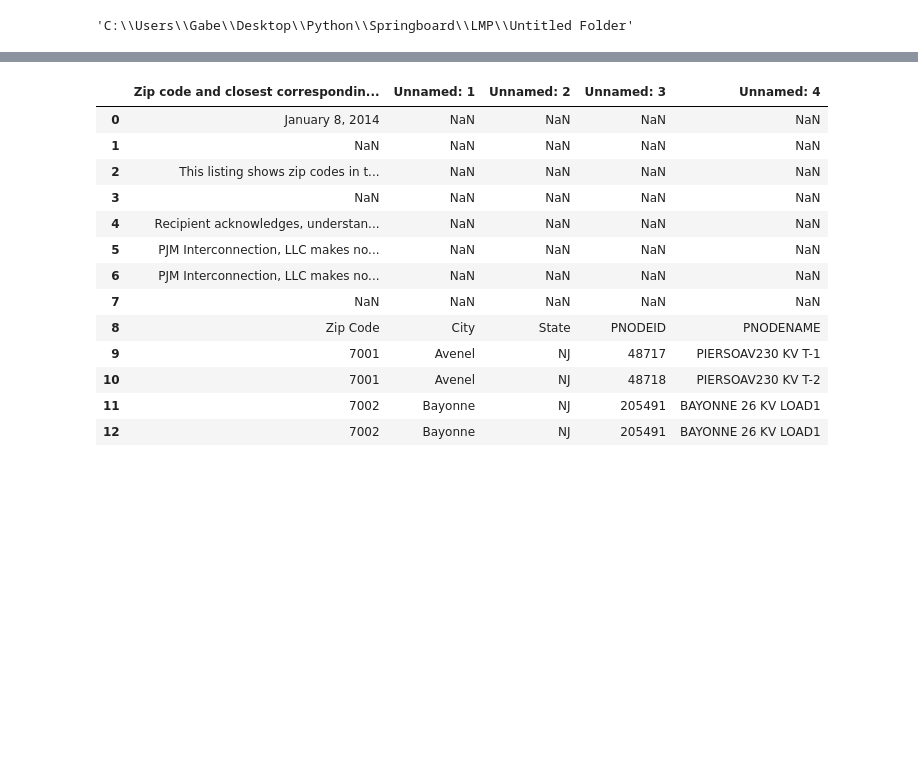
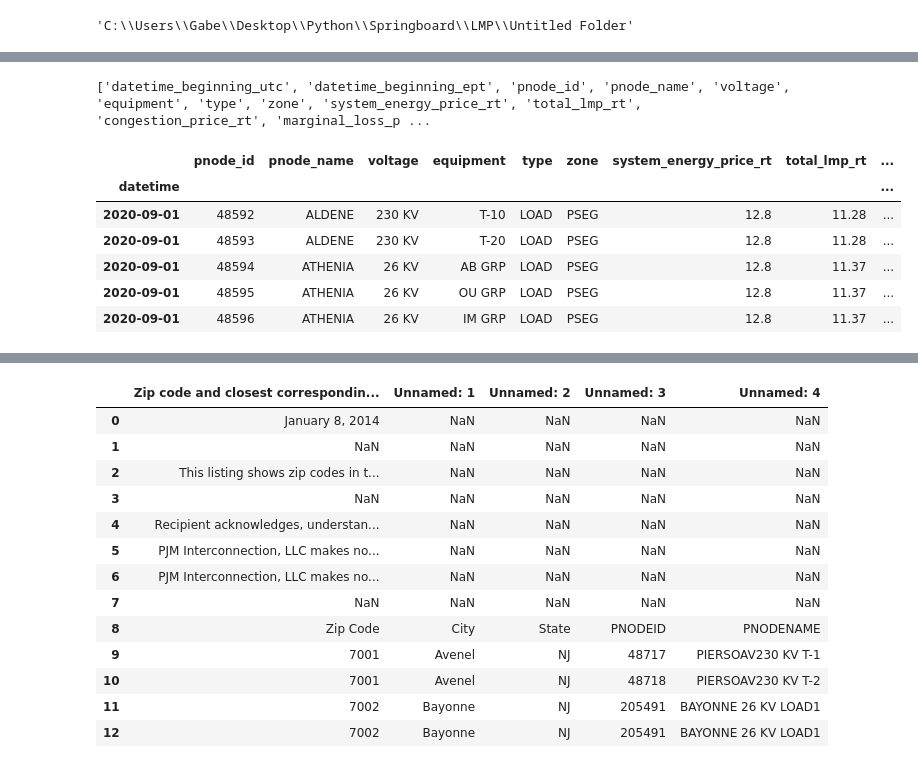
Before and after one commit to chiboi34/LMP, a Jupyter notebook: Untitled.ipynb, the cells around one changed output, grey strips where cells are left out. Cells and saved outputs as stored; diff of their text form; code cells hidden in the pictures; blank space fills up the shorter version.

```diff
--- a/Untitled.ipynb
+++ b/Untitled.ipynb
@@ -20 +37,31 @@ pseg_sep =pd.read_csv('../Pseg/rt_hrl_lmps_sept_pseg.csv')
+# %%
+print(list(pseg_df.columns))
+# %% [output]
+['datetime_beginning_utc', 'datetime_beginning_ept', 'pnode_id', 'pnode_name', 'voltage', 'equipment', 'type', 'zone', 'system_energy_price_rt', 'total_lmp_rt', 'congestion_price_rt', 'marginal_loss_p ...
+# %%
+duke_df['datetime'] = pd.to_datetime(duke_df['datetime_beginning_ept'])
+duke_df = duke_df.set_index('datetime')
+duke_df = duke_df.drop(['datetime_beginning_utc', 'datetime_beginning_ept'], axis=1)
+duke_df.head()
+
+
+
+pepco_df['datetime'] = pd.to_datetime(pepco_df['datetime_beginning_ept'])
+pepco_df = pepco_df.set_index('datetime')
+pepco_df = pepco_df.drop(['datetime_beginning_utc', 'datetime_beginning_ept'], axis=1)
+pepco_df.head()
+
+pseg_df['datetime'] = pd.to_datetime(pseg_df['datetime_beginning_ept'])
+pseg_df = pseg_df.set_index('datetime')
+pseg_df = pseg_df.drop(['datetime_beginning_utc', 'datetime_beginning_ept'], axis=1)
+pseg_df.head()
+#switch the concatenation order
+# %% [output]
+|  | pnode_id | pnode_name | voltage | equipment | type | zone | system_energy_price_rt | total_lmp_rt | ... |
+| datetime |  |  |  |  |  |  |  |  | ... |
+| 2020-09-01 | 48592 | ALDENE | 230 KV | T-10 | LOAD | PSEG | 12.8 | 11.28 | ... |
+| 2020-09-01 | 48593 | ALDENE | 230 KV | T-20 | LOAD | PSEG | 12.8 | 11.28 | ... |
+| 2020-09-01 | 48594 | ATHENIA | 26 KV | AB GRP | LOAD | PSEG | 12.8 | 11.37 | ... |
+| 2020-09-01 | 48595 | ATHENIA | 26 KV | OU GRP | LOAD | PSEG | 12.8 | 11.37 | ... |
+| 2020-09-01 | 48596 | ATHENIA | 26 KV | IM GRP | LOAD | PSEG | 12.8 | 11.37 | ... |
 # %%
```
Also changed, not shown: parts of 8 cells of this notebook.
